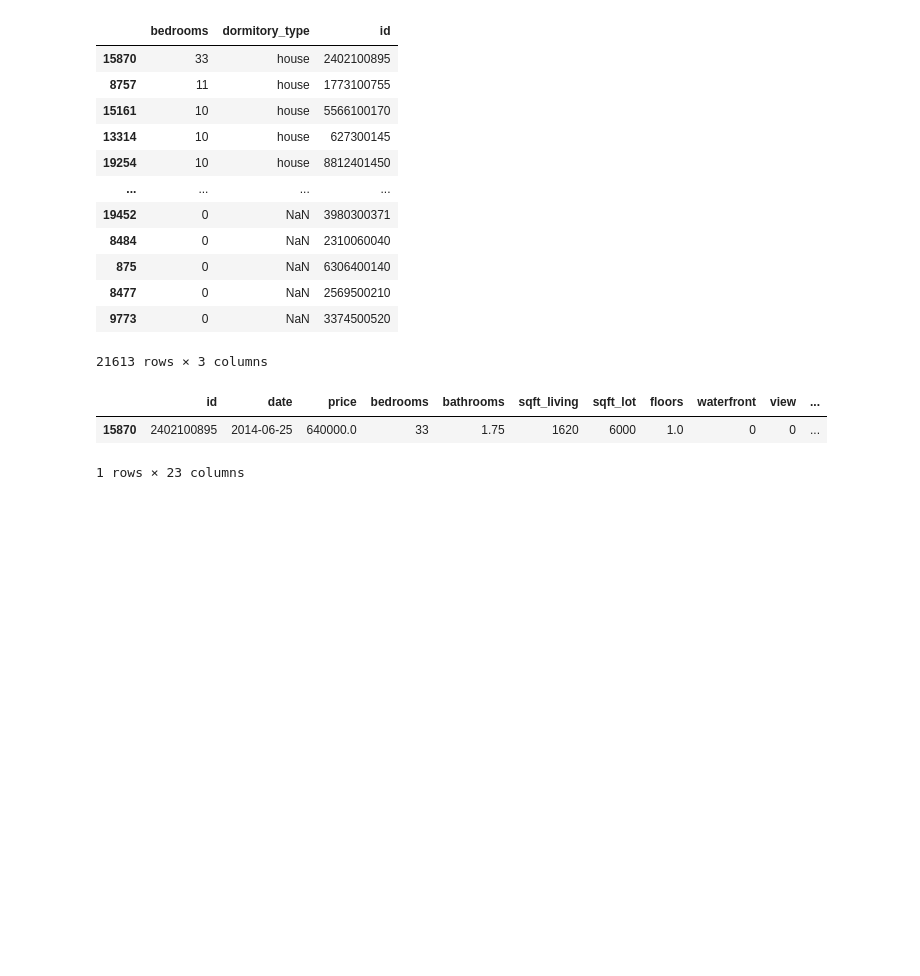
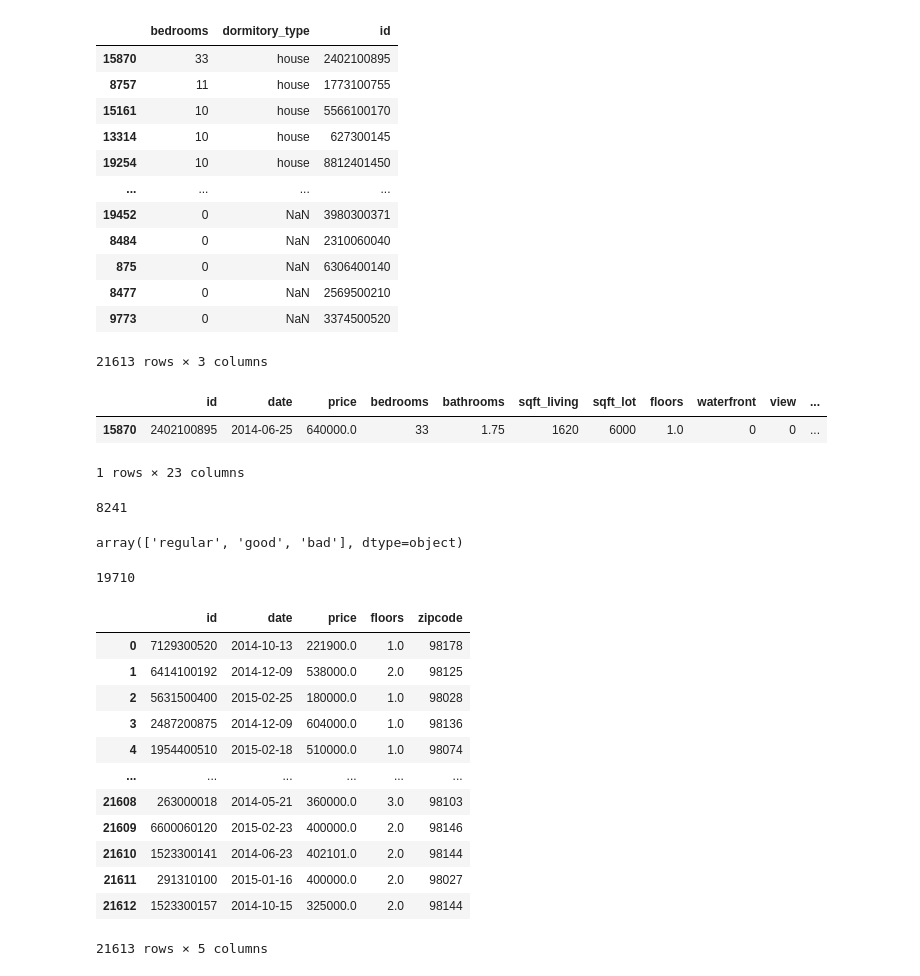
Before and after one commit to djalmarodriguess/Python, a Jupyter notebook: Pandas/House Sales.ipynb, the cells around one changed output. Cells and saved outputs as stored; diff of their text form; code cells hidden in the pictures; blank space fills up the shorter version.

```diff
--- a/Pandas/House Sales.ipynb
+++ b/Pandas/House Sales.ipynb
@@ -399,3 +426,33 @@ df[df['bedrooms'] == 33]
 |  | id | date | price | bedrooms | bathrooms | sqft_living | sqft_lot | floors | waterfront | view | ... |
 | 15870 | 2402100895 | 2014-06-25 | 640000.0 | 33 | 1.75 | 1620 | 6000 | 1.0 | 0 | 0 | ... |
 1 rows × 23 columns
+# %%
+# Imóveis com 2 andares
+df[df['floors'] == 2].shape[0]
+# %% [output]
+8241
+# %%
+df['condition_type'].unique()
+# %% [output]
+array(['regular', 'good', 'bad'], dtype=object)
+# %%
+#Imóveis com condição igual a regular
+df[df['condition_type'] == 'regular'].shape[0]
+# %% [output]
+19710
+# %%
+df[['id', 'date', 'price', 'floors', 'zipcode']]
+# %% [output]
+|  | id | date | price | floors | zipcode |
+| 0 | 7129300520 | 2014-10-13 | 221900.0 | 1.0 | 98178 |
+| 1 | 6414100192 | 2014-12-09 | 538000.0 | 2.0 | 98125 |
+| 2 | 5631500400 | 2015-02-25 | 180000.0 | 1.0 | 98028 |
+| 3 | 2487200875 | 2014-12-09 | 604000.0 | 1.0 | 98136 |
+| 4 | 1954400510 | 2015-02-18 | 510000.0 | 1.0 | 98074 |
+| ... | ... | ... | ... | ... | ... |
+| 21608 | 263000018 | 2014-05-21 | 360000.0 | 3.0 | 98103 |
+| 21609 | 6600060120 | 2015-02-23 | 400000.0 | 2.0 | 98146 |
+| 21610 | 1523300141 | 2014-06-23 | 402101.0 | 2.0 | 98144 |
+| 21611 | 291310100 | 2015-01-16 | 400000.0 | 2.0 | 98027 |
+| 21612 | 1523300157 | 2014-10-15 | 325000.0 | 2.0 | 98144 |
+21613 rows × 5 columns
```
Also changed, not shown: parts of 20 cells of this notebook.
